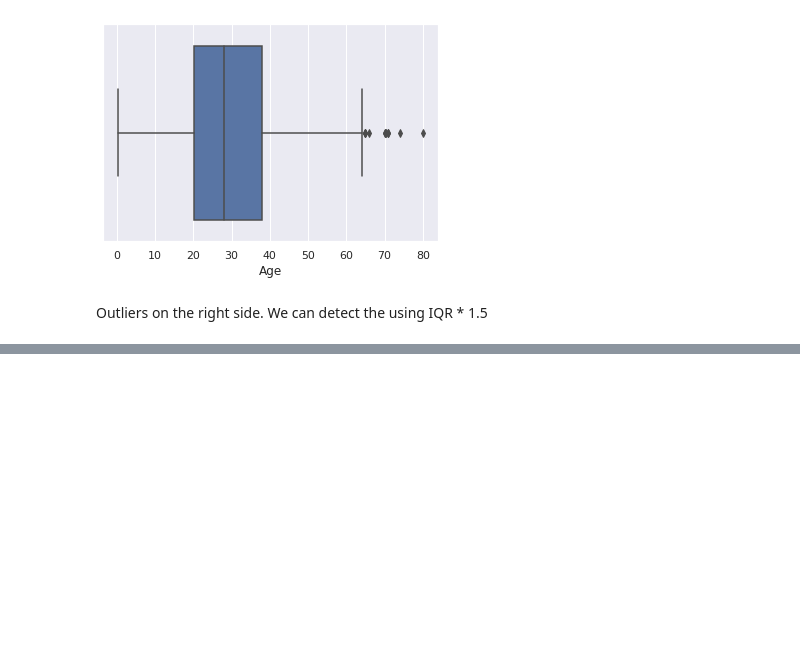
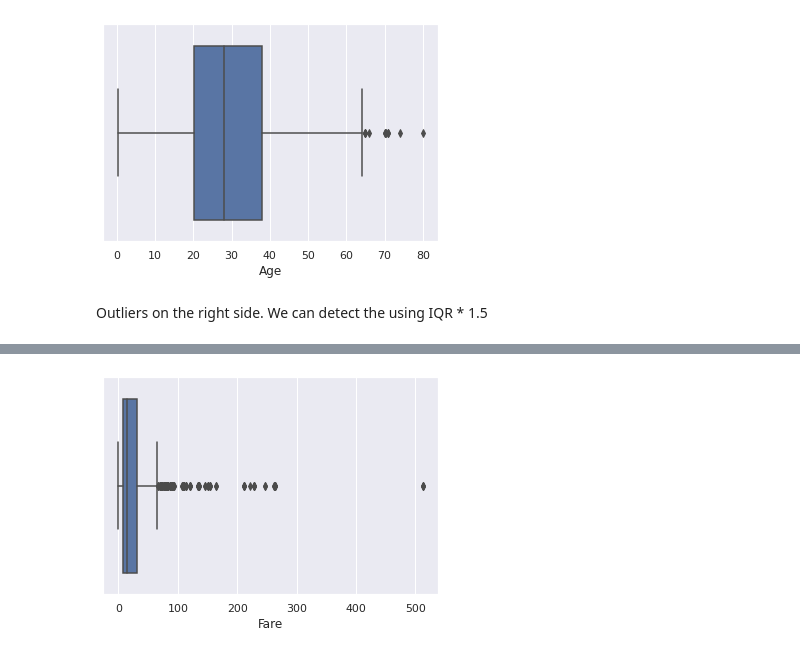
Before and after one commit to denisvivdenko/titanic_practice_dataset, a Jupyter notebook: EDA.ipynb, the cells around one changed output, grey strips where cells are left out. Cells and saved outputs as stored; diff of their text form; code cells hidden in the pictures; blank space fills up the shorter version.

```diff
--- a/EDA.ipynb
+++ b/EDA.ipynb
@@ -177,0 +219,4 @@ Outliers on the right side. We can detect the using IQR * 1.5
+# %%
+sns.boxplot(x=X.Fare);
+# %% [output]
+[figure, added]
```
Also changed, not shown: parts of 9 cells of this notebook.
